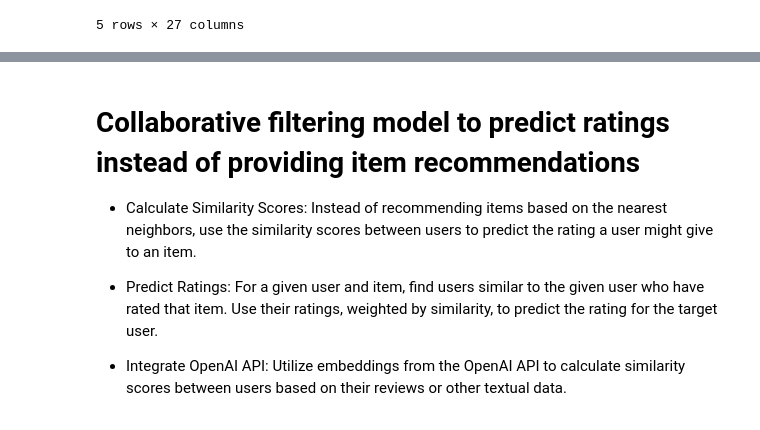
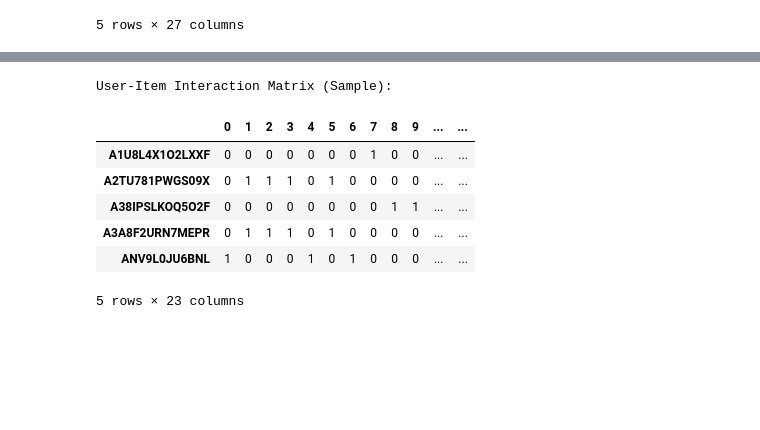
Before and after one commit to tnathu-ai/recommender-system-openAI, a Jupyter notebook: rec-sys/notebook/small_amazon_data/CF.ipynb, the cells around one changed output, grey strips where cells are left out. Cells and saved outputs as stored; diff of their text form; code cells hidden in the pictures; blank space fills up the shorter version.

```diff
--- a/rec-sys/notebook/small_amazon_data/CF.ipynb
+++ b/rec-sys/notebook/small_amazon_data/CF.ipynb
@@ -172,8 +170,14 @@ Wall time: 41.1 ms
-# %% [markdown]
-# Collaborative filtering model to predict ratings instead of providing item recommendations
-
-+ Calculate Similarity Scores: Instead of recommending items based on the nearest neighbors, use the similarity scores between users to predict the rating a user might give to an item.
-
-+ Predict Ratings: For a given user and item, find users similar to the given user who have rated that item. Use their ratings, weighted by similarity, to predict the rating for the target user.
-
-+ Integrate OpenAI API: Utilize embeddings from the OpenAI API to calculate similarity scores between users based on their reviews or other textual data.
+# %%
+# Convert a small part of the interaction matrix to a dense format for printing
+dense_matrix_sample = pd.DataFrame(interaction_matrix[:10].toarray(), index=user_mapper.keys())
+print("User-Item Interaction Matrix (Sample):")
+dense_matrix_sample
+# %% [output]
+User-Item Interaction Matrix (Sample):
+|  | 0 | 1 | 2 | 3 | 4 | 5 | 6 | 7 | 8 | 9 | ... | ... |
+| A1U8L4X1O2LXXF | 0 | 0 | 0 | 0 | 0 | 0 | 0 | 1 | 0 | 0 | ... | ... |
+| A2TU781PWGS09X | 0 | 1 | 1 | 1 | 0 | 1 | 0 | 0 | 0 | 0 | ... | ... |
+| A38IPSLKOQ5O2F | 0 | 0 | 0 | 0 | 0 | 0 | 0 | 0 | 1 | 1 | ... | ... |
+| A3A8F2URN7MEPR | 0 | 1 | 1 | 1 | 0 | 1 | 0 | 0 | 0 | 0 | ... | ... |
+| ANV9L0JU6BNL | 1 | 0 | 0 | 0 | 1 | 0 | 1 | 0 | 0 | 0 | ... | ... |
+5 rows × 23 columns
```
Also changed, not shown: parts of 7 cells of this notebook, 7 other files.
